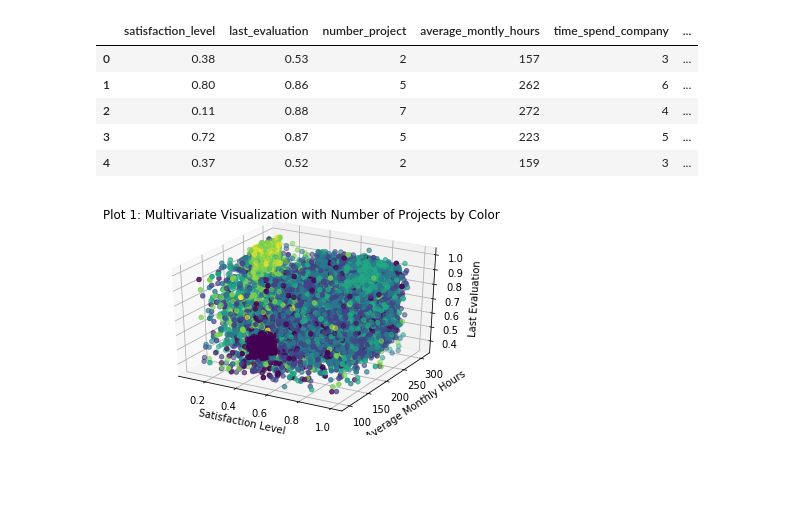
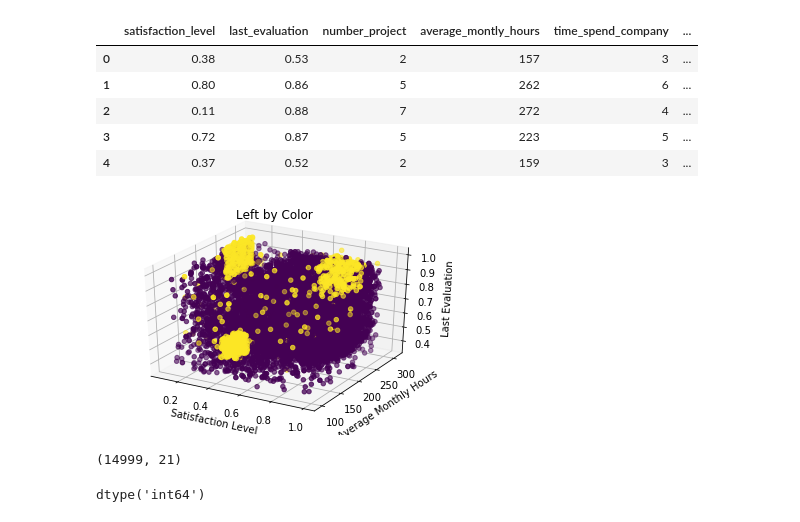
Before and after one commit to bartgras/Practical-Machine-Learning-meetup, a Jupyter notebook: Human Resources prediction.ipynb, the cells around one changed output. Saved outputs shown, nothing was run; the diff lists cells and outputs as text; code cells hidden in the pictures; blank space fills up the shorter version.

```diff
--- a/Human Resources prediction.ipynb
+++ b/Human Resources prediction.ipynb
@@ -41,5 +42,5 @@ from mpl_toolkits.mplot3d import Axes3D
 # %%
-hr_dataset = pd.read_csv('datasets/HR_comma_sep.csv')
+hr_dataset = pd.read_csv(os.path.join('datasets','HR_comma_sep.csv'))
 hr_dataset.head()
 # %% [output]
 |  | satisfaction_level | last_evaluation | number_project | average_montly_hours | time_spend_company | ... |
@@ -51,15 +52,15 @@ hr_dataset.head()
 # %%
 fig = plt.figure()
 ax = fig.add_subplot(111, projection='3d')
 x = hr_dataset['satisfaction_level']
 y = hr_dataset['average_montly_hours']
 z = hr_dataset['last_evaluation']
-c = hr_dataset['number_project']
+c = hr_dataset['left']
 _ = ax.scatter(xs=x, ys=y, zs=z, c=c)
 _ = ax.set_xlabel('Satisfaction Level')
 _ = ax.set_ylabel('Average Monthly Hours')
 _ = ax.set_zlabel('Last Evaluation')
-_ = plt.title('Plot 1: Multivariate Visualization with Number of Projects by Color')
+_ = plt.title('Left by Color')
 plt.show()
 # %% [output]
-[figure, old version]
+[figure, new version]
@@ -65,0 +73,4 @@ plt.show()
+# %%
+hr_data.shape
+# %% [output]
+(14999, 21)
@@ -65,0 +80,4 @@ plt.show()
+# %%
+labels['left'].dtype
+# %% [output]
+dtype('int64')
```
Also changed, not shown: parts of 12 cells of this notebook.
